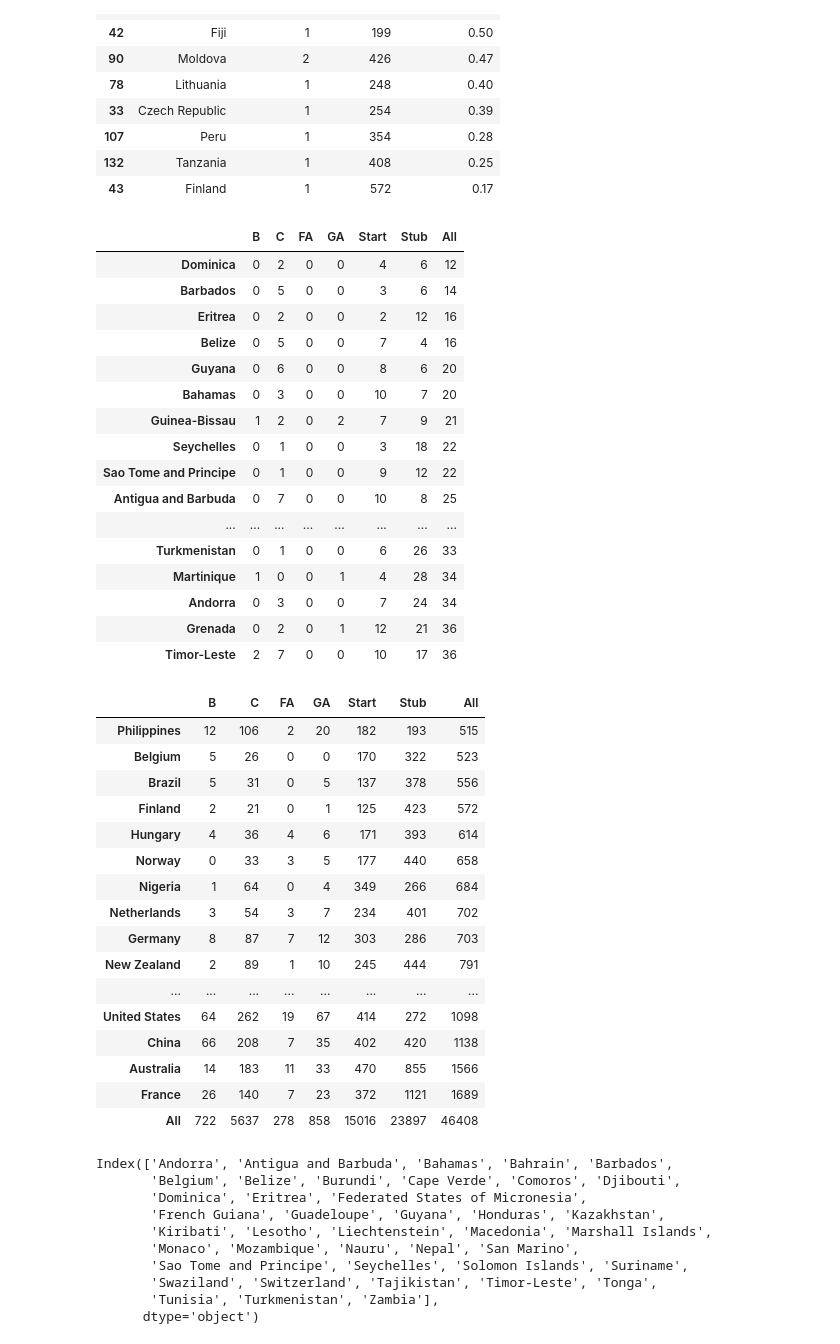
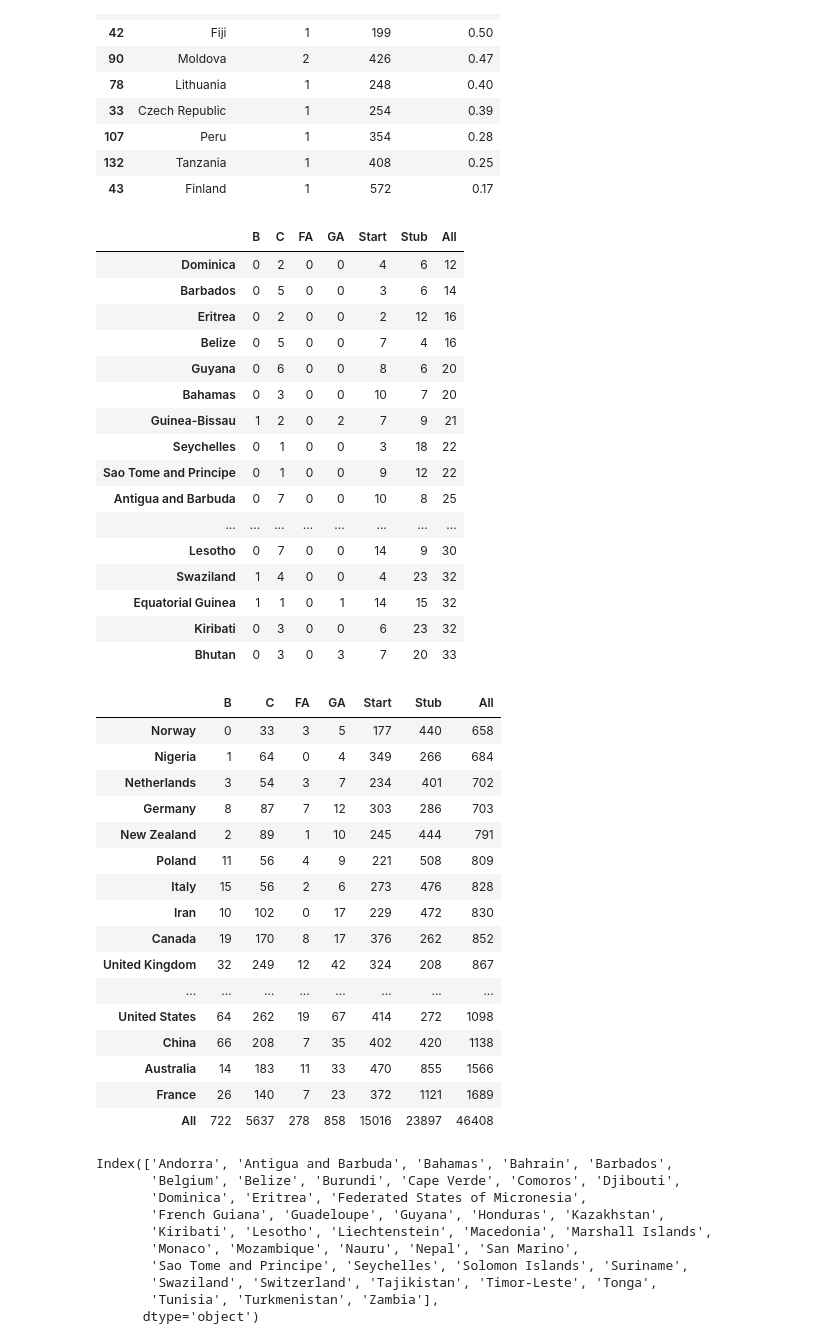
Before and after one commit to orbitse/data-512-a2, a Jupyter notebook: hcds-a2-bias.ipynb, the cells around one changed output. Drawn from its saved outputs; the diff is of its cells as text; code cells hidden in the pictures.

```diff
--- a/hcds-a2-bias.ipynb
+++ b/hcds-a2-bias.ipynb
@@ -527,7 +528,7 @@ df_articles = combine_df.set_index("country")["article_quality"].apply(pd.Series
 # margins=True adds the All column & All row
 cross_tab = pd.crosstab(df_articles.index.get_level_values(0),
                         df_articles, margins=True).rename_axis(None).rename_axis(None, 1)
-cross_tab.sort_values(["All"]).head(25)
+cross_tab.sort_values(["All"]).head(20)
 # %% [output]
 |  | B | C | FA | GA | Start | Stub | All |
 | Dominica | 0 | 2 | 0 | 0 | 4 | 6 | 12 |
@@ -541,25 +542,25 @@ cross_tab.sort_values(["All"]).head(25)
 | Sao Tome and Principe | 0 | 1 | 0 | 0 | 9 | 12 | 22 |
 | Antigua and Barbuda | 0 | 7 | 0 | 0 | 10 | 8 | 25 |
 | ... | ... | ... | ... | ... | ... | ... | ... |
-| Turkmenistan | 0 | 1 | 0 | 0 | 6 | 26 | 33 |
-| Martinique | 1 | 0 | 0 | 1 | 4 | 28 | 34 |
-| Andorra | 0 | 3 | 0 | 0 | 7 | 24 | 34 |
-| Grenada | 0 | 2 | 0 | 1 | 12 | 21 | 36 |
-| Timor-Leste | 2 | 7 | 0 | 0 | 10 | 17 | 36 |
+| Lesotho | 0 | 7 | 0 | 0 | 14 | 9 | 30 |
+| Swaziland | 1 | 4 | 0 | 0 | 4 | 23 | 32 |
+| Equatorial Guinea | 1 | 1 | 0 | 1 | 14 | 15 | 32 |
+| Kiribati | 0 | 3 | 0 | 0 | 6 | 23 | 32 |
+| Bhutan | 0 | 3 | 0 | 3 | 7 | 20 | 33 |
 # %%
-cross_tab.sort_values(["All"]).tail(25)
+cross_tab.sort_values(["All"]).tail(20)
 # %% [output]
 |  | B | C | FA | GA | Start | Stub | All |
-| Philippines | 12 | 106 | 2 | 20 | 182 | 193 | 515 |
-| Belgium | 5 | 26 | 0 | 0 | 170 | 322 | 523 |
-| Brazil | 5 | 31 | 0 | 5 | 137 | 378 | 556 |
-| Finland | 2 | 21 | 0 | 1 | 125 | 423 | 572 |
-| Hungary | 4 | 36 | 4 | 6 | 171 | 393 | 614 |
 | Norway | 0 | 33 | 3 | 5 | 177 | 440 | 658 |
 | Nigeria | 1 | 64 | 0 | 4 | 349 | 266 | 684 |
 | Netherlands | 3 | 54 | 3 | 7 | 234 | 401 | 702 |
 | Germany | 8 | 87 | 7 | 12 | 303 | 286 | 703 |
 | New Zealand | 2 | 89 | 1 | 10 | 245 | 444 | 791 |
+| Poland | 11 | 56 | 4 | 9 | 221 | 508 | 809 |
+| Italy | 15 | 56 | 2 | 6 | 273 | 476 | 828 |
+| Iran | 10 | 102 | 0 | 17 | 229 | 472 | 830 |
+| Canada | 19 | 170 | 8 | 17 | 376 | 262 | 852 |
+| United Kingdom | 32 | 249 | 12 | 42 | 324 | 208 | 867 |
 | ... | ... | ... | ... | ... | ... | ... | ... |
 | United States | 64 | 262 | 19 | 67 | 414 | 272 | 1098 |
 | China | 66 | 208 | 7 | 35 | 402 | 420 | 1138 |
```
Also changed, not shown: parts of 7 cells of this notebook, 1 other file.
